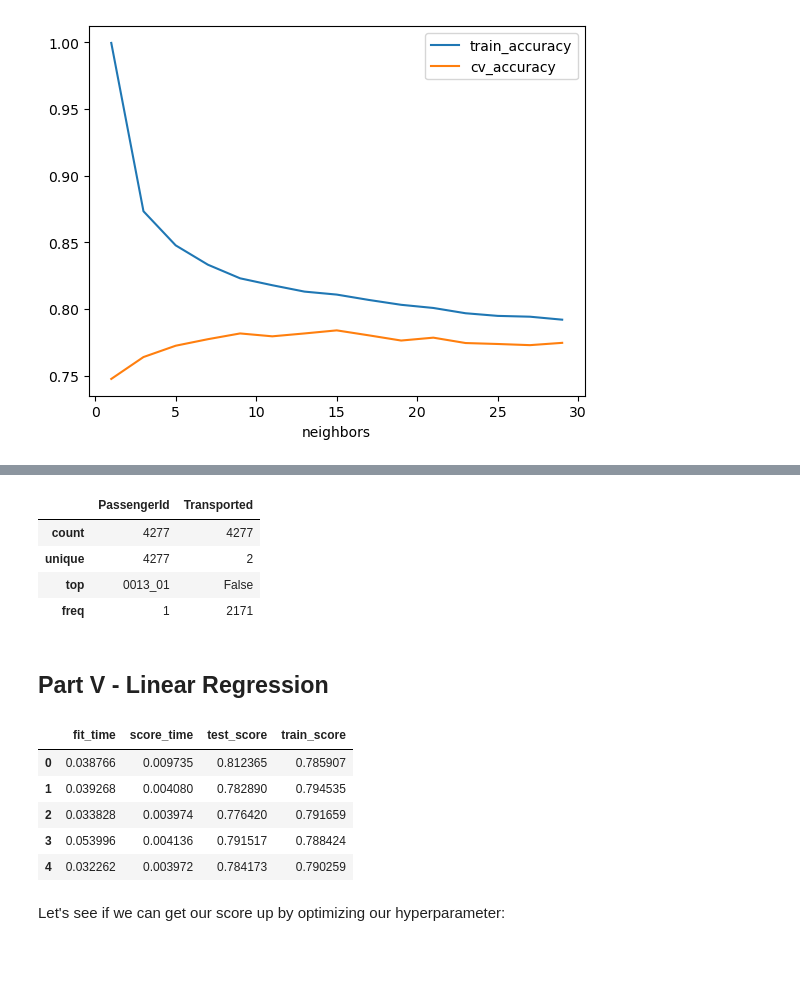
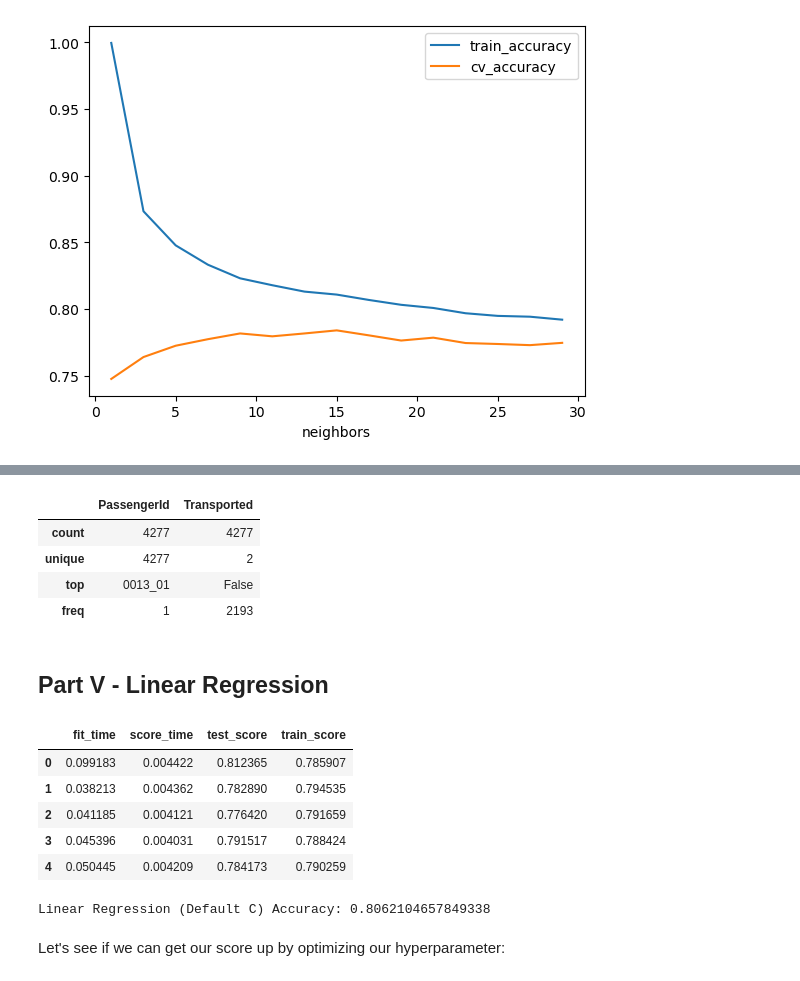
Before and after one commit to aaron-bruner/ECE-4420-Project, a Jupyter notebook: master-ece4420.ipynb, the cells around one changed output, grey strips where cells are left out. Saved outputs shown, nothing was run; the diff lists cells and outputs as text; code cells hidden in the pictures.

```diff
--- a/master-ece4420.ipynb
+++ b/master-ece4420.ipynb
@@ -99,3 +101,37 @@ Deployment Dataframe:
+# %%
+def cvfs(modelName, model_pipeline, convertToStr = False):
+    '''
+        Inputs:
+            modelName (str) -> the name of the model to be stored in the scores dictionary
+            model_pipeline (obj) -> the model (or pipeline) to be operated on
+            convertToStr (bool) -> Whether to convert the labels to a string instead of bool. This is needed for catBoost
+
+        This function performs cross-validation on, trains, and scores a model, saving the results into a dictionary to
+        later be displayed to the user. The scoring metric is accuracy, and it is scored on the validation split of the train.csv file.
+    '''
+
+    # Perform cross-validation on the model (or pipeline)
+    if not convertToStr:
+        cvScores = cross_validate(model_pipeline, X_train, y_train, cv=5, return_train_score=True)
+    else:
+        cvScores = cross_validate(model_pipeline, X_train, y_train.astype(str), cv=5, return_train_score=True)
+    # Display the output to the user
+    display(pd.DataFrame(cvScores))
+
+    # Save the mean of each sub-score of CV to the dict entry associated with the model:
+    modelScores[modelName] = {}
+    for item in cvScores:
+        modelScores[modelName][item] = np.mean(cvScores[item])
+
+    # Fit the model on the training split and score it on the validation split:
+    if not convertToStr:
+        model_pipeline.fit(X_train, y_train)
+        modelScores[modelName]['Accuracy'] = model_pipeline.score(X_test, y_test)
+    else:
+        model_pipeline.fit(X_train, y_train.astype(str))
+        modelScores[modelName]['Accuracy'] = model_pipeline.score(X_test, y_test.astype(str))
+    # Display the accuracy to the user
+    print('{} Accuracy: {}'.format(modelName, modelScores[modelName]['Accuracy']))
 # %% [markdown]
 ## Part I - Exploratory Data Analysis
 # %%
@@ -272,32 +324,32 @@ kNNPredictions = pipe_hyper_knn.predict(space_test_df)
 # Save our results in the proper format
 result = zip(space_test_df['PassengerId'], pd.Series(kNNPredictions))
 out = pd.DataFrame(result, columns=['PassengerId', 'Transported']).sort_values('PassengerId')
-out.to_csv('./results/knn_with_{}_hyperparameter.csv'.format(best_neighbors), index=False)
+out.to_csv('./results/knn_with_{}_neighbors.csv'.format(best_neighbors), index=False)
 out.describe()
 # %% [output]
 |  | PassengerId | Transported |
 | count | 4277 | 4277 |
 | unique | 4277 | 2 |
 | top | 0013_01 | False |
-| freq | 1 | 2171 |
+| freq | 1 | 2193 |
 # %% [markdown]
 ## Part V - Linear Regression
 # %%
 # make our pipeline with the preprocessor and logistic regression
 pipe_lr = make_pipeline(
     preprocessor,
     LogisticRegression(max_iter = 10000),
 )
-# Display cross-validation scores
-scores = cross_validate(pipe_lr, X_train, y_train, return_train_score=True)
-pd.DataFrame(scores)
+# Perform CV, fit, and score the model:
+cvfs('Linear Regression (Default C)', pipe_lr)
 # %% [output]
 |  | fit_time | score_time | test_score | train_score |
-| 0 | 0.038766 | 0.009735 | 0.812365 | 0.785907 |
-| 1 | 0.039268 | 0.004080 | 0.782890 | 0.794535 |
-| 2 | 0.033828 | 0.003974 | 0.776420 | 0.791659 |
-| 3 | 0.053996 | 0.004136 | 0.791517 | 0.788424 |
-| 4 | 0.032262 | 0.003972 | 0.784173 | 0.790259 |
+| 0 | 0.099183 | 0.004422 | 0.812365 | 0.785907 |
+| 1 | 0.038213 | 0.004362 | 0.782890 | 0.794535 |
+| 2 | 0.041185 | 0.004121 | 0.776420 | 0.791659 |
+| 3 | 0.045396 | 0.004031 | 0.791517 | 0.788424 |
+| 4 | 0.050445 | 0.004209 | 0.784173 | 0.790259 |
+Linear Regression (Default C) Accuracy: 0.8062104657849338
 # %% [markdown]
 Let's see if we can get our score up by optimizing our hyperparameter:
 # %%
```
Also changed, not shown: parts of 38 cells of this notebook, 8 other files.
